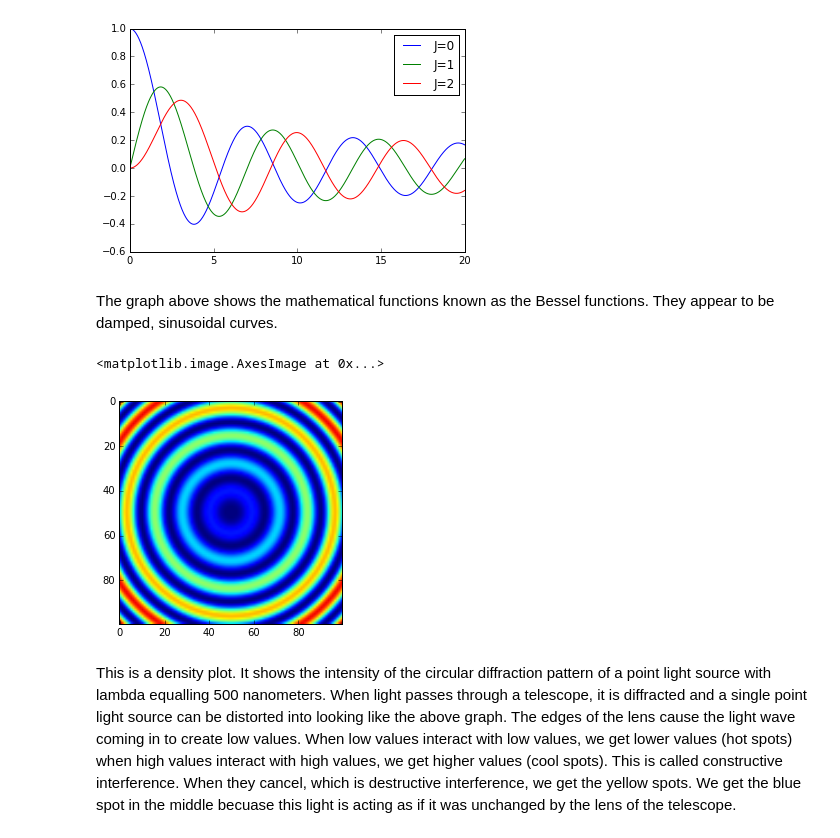
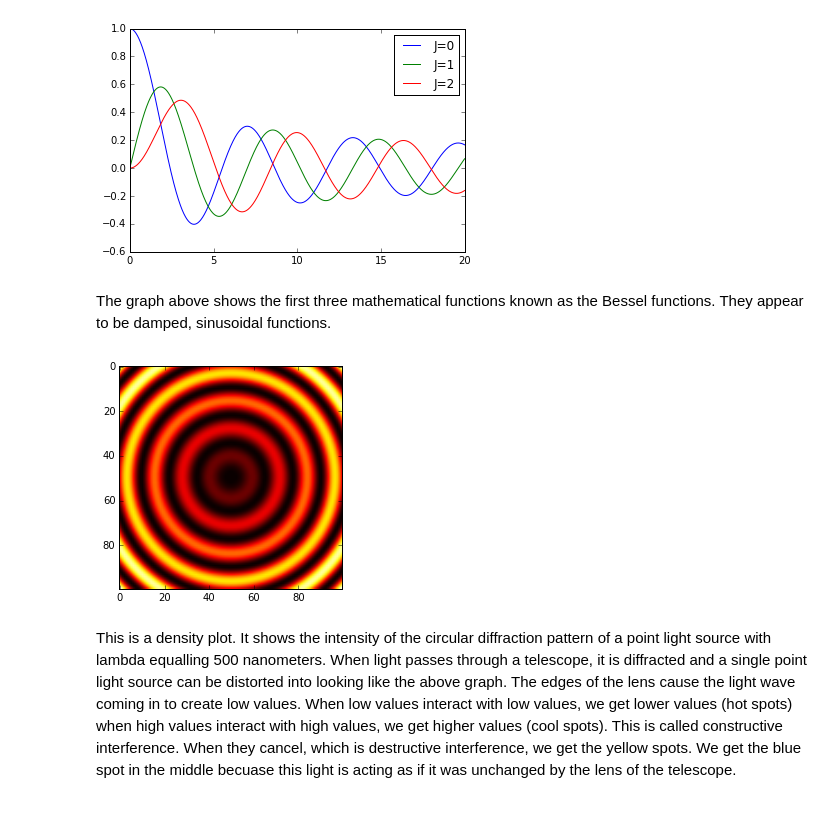
Before and after one commit to elevally/Labs, a Jupyter notebook: Lab4/Lab4.ipynb, the cells around one changed output. Saved outputs shown, nothing was run; the diff lists cells and outputs as text; code cells hidden in the pictures.

```diff
--- a/Lab4/Lab4.ipynb
+++ b/Lab4/Lab4.ipynb
@@ -232,33 +284,0 @@ The first graph is ploting the function from zero to ten.  It shows the function
-# %%
-import math
-
-def func(t):
-    ''' This is the same function as above'''
-    return math.e**-(t**2)
-
-
-
-E = np.zeros(30,float)
-x = np.linspace(0,3, endpoint = True)
-a = 0.0
-b = 3.0
-N = 30
-h = b-a/N
-
-s = 0.5*func(a) + 0.5*func(b)
-for k in range (1,N):
-    s += func(a+k*h)
-    E[k] = s
-
-print(h*s)
-
-
-f = []
-for i in range(len(x)):
-    f.append(func(x[i]))
-
-plt.subplot(2,1,1)
-plt.xlabel("x")
-plt.ylabel("E(x)")
-plt.title("E(x) = exp(-t^2)")
-plt.plot(x,f)
@@ -385,36 +403,36 @@ plt.legend()
 <matplotlib.legend.Legend at 0x...>
 [figure]
 # %% [markdown]
-The graph above shows the mathematical functions known as the Bessel functions.  They appear to be damped, sinusoidal curves.
+The graph above shows the first three mathematical functions known as the Bessel functions.  They appear to be damped, sinusoidal functions.
 # %%
 #I've given you some dimensions to get you started,
 # code up the diffraction pattern from here
 
 #########
 #Part 2 - plotting the diffraction pattern
 #########
 from pylab import imshow
 lambda1 = 500e-9          #500 nm
 k = 2.0*math.pi/lambda1
 x_max=1e-6                #1 micron - make this the the approximate scale of your problem
 
 N = 100
 
 xy_grid = np.empty([N,N],float)
 x_array = np.linspace(-x_max,x_max,N)
 y_array = np.linspace(-x_max,x_max,N)
 
 for i in range(len(x_array)):
     x = x_array[i]
 
     for j in range(len(y_array)):
         y = y_array[j]
         r = math.sqrt(y**2+x**2)
         xy_grid[i,j] = (J(1,k*r)/k*r)**2
 
 imshow(xy_grid)
+plt.hot()
 # %% [output]
-<matplotlib.image.AxesImage at 0x...>
-[figure, old version]
+[figure, new version]
 # %% [markdown]
 This is a density plot.  It shows the intensity of the circular diffraction pattern of a point light source with lambda equalling 500 nanometers.  When light passes through a telescope, it is diffracted and a single point light source can be distorted into looking like the above graph.  The edges of the lens cause the light wave coming in to create low values.  When low values interact with low values, we get lower values (hot spots) when high values interact with high values, we get higher values (cool spots).  This is called constructive interference.  When they cancel, which is destructive interference, we get the yellow spots.  We get the blue spot in the middle becuase this light is acting as if it was unchanged by the lens of the telescope.
```
Also changed, not shown: parts of 9 cells of this notebook.
